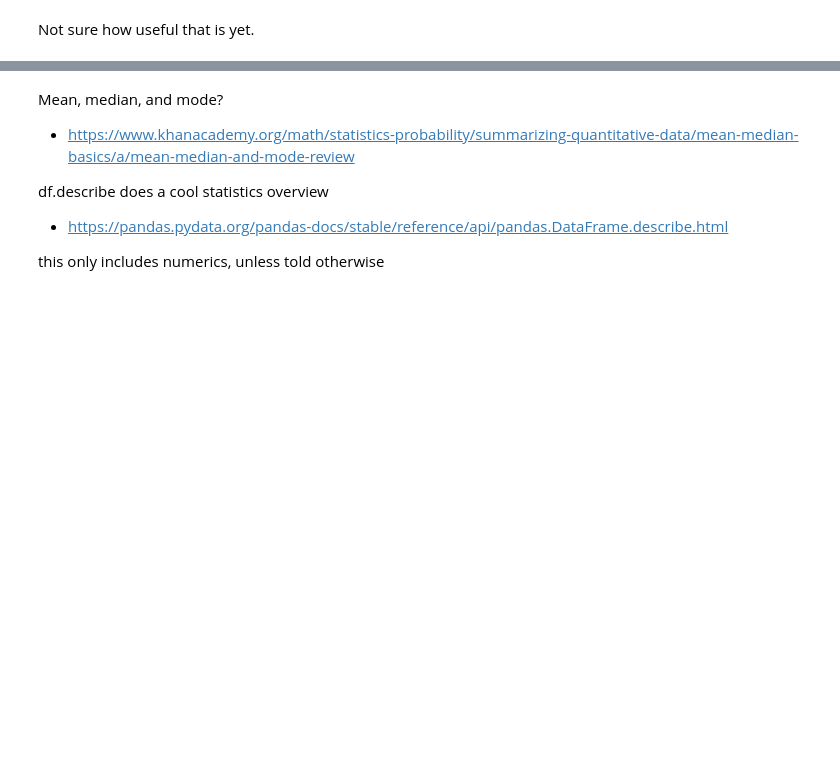
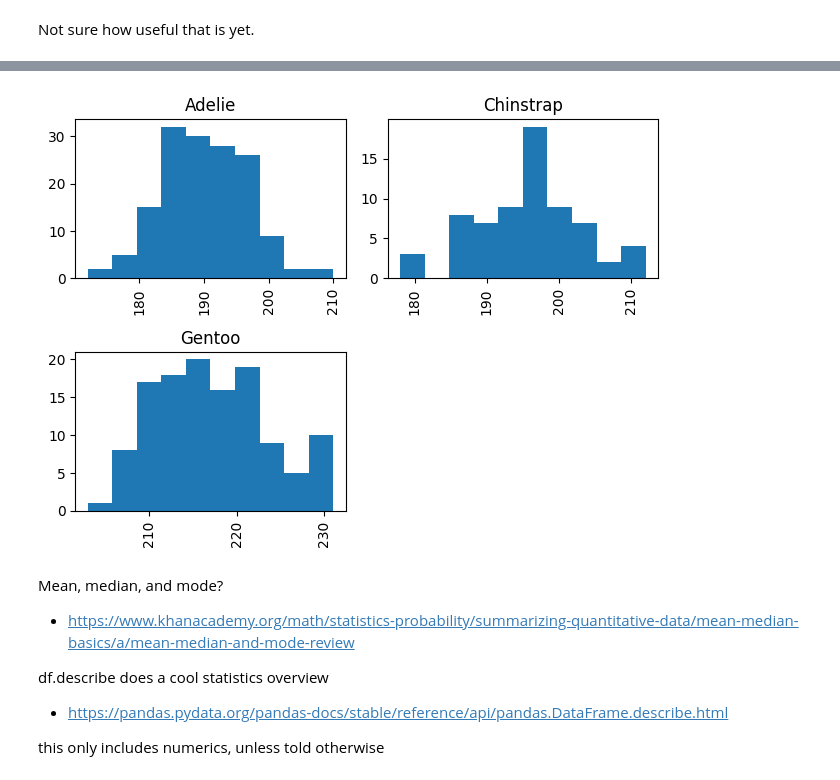
Before and after one commit to holmstead/principles_of_data_analytics, a Jupyter notebook: penguins.ipynb, the cells around one changed output, grey strips where cells are left out. Cells and saved outputs as stored; diff of their text form; code cells hidden in the pictures; blank space fills up the shorter version.

```diff
--- a/penguins.ipynb
+++ b/penguins.ipynb
@@ -485,3 +515,8 @@ plt.legend(body_mass_by_species.groups.keys())
+# %%
+df.hist(["flipper_length_mm"], ["species"])
+plt.tight_layout()
+# %% [output]
+[figure, added]
 # %% [markdown]
 Mean, median, and mode?
 - https://www.khanacademy.org/math/statistics-probability/summarizing-quantitative-data/mean-median-basics/a/mean-median-and-mode-review
```
Also changed, not shown: parts of 4 cells of this notebook.
